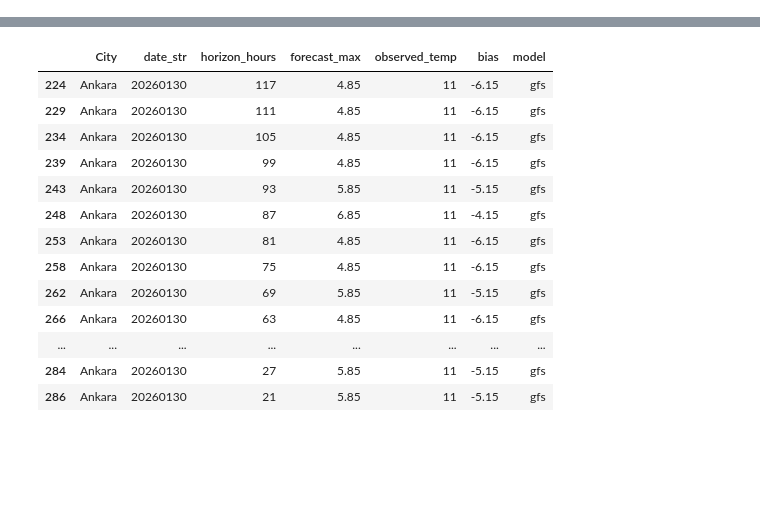
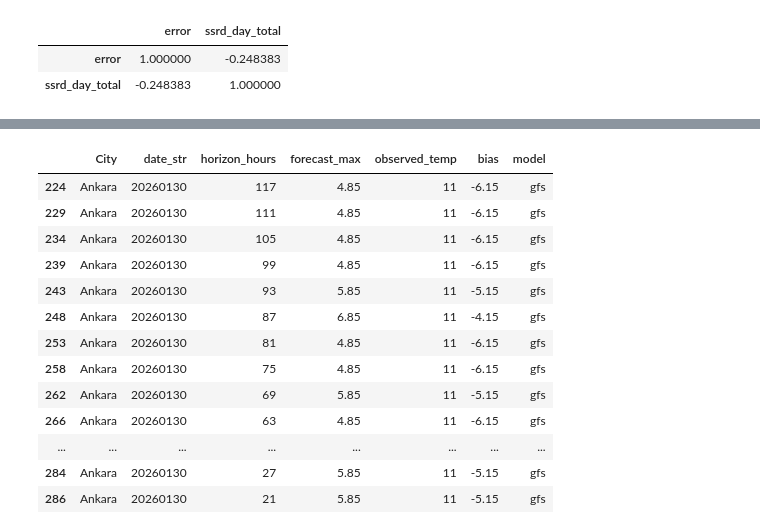
Before and after one commit to gkbrkgrr/polymarket-weather-trading, a Jupyter notebook: test.ipynb, the cells around one changed output, grey strips where cells are left out. Drawn from its saved outputs; the diff is of its cells as text; code cells hidden in the pictures; blank space fills up the shorter version.

```diff
--- a/test.ipynb
+++ b/test.ipynb
@@ -46,3 +146,10 @@ bias_df[(bias_df["City"] == "London") & (bias_df["model"] == "ecmwf-hres") & (bi
+# %%
+df["error"] = df["tmax_obs_c"] - df["tmax_raw_c"]
+df[["error", "ssrd_day_total"]].corr()
+# %% [output]
+|  | error | ssrd_day_total |
+| error | 1.000000 | -0.248383 |
+| ssrd_day_total | -0.248383 | 1.000000 |
 # %%
 gfs_2026012900 = pq.read_table("data/point_data/gfs/raw/gfs_2026013000_2026020300.parquet").to_pandas()
 df_nyc = gfs_2026012900[gfs_2026012900["City"] == "NYC"].copy()
```
Also changed, not shown: parts of 4 cells of this notebook, 30 other files.
